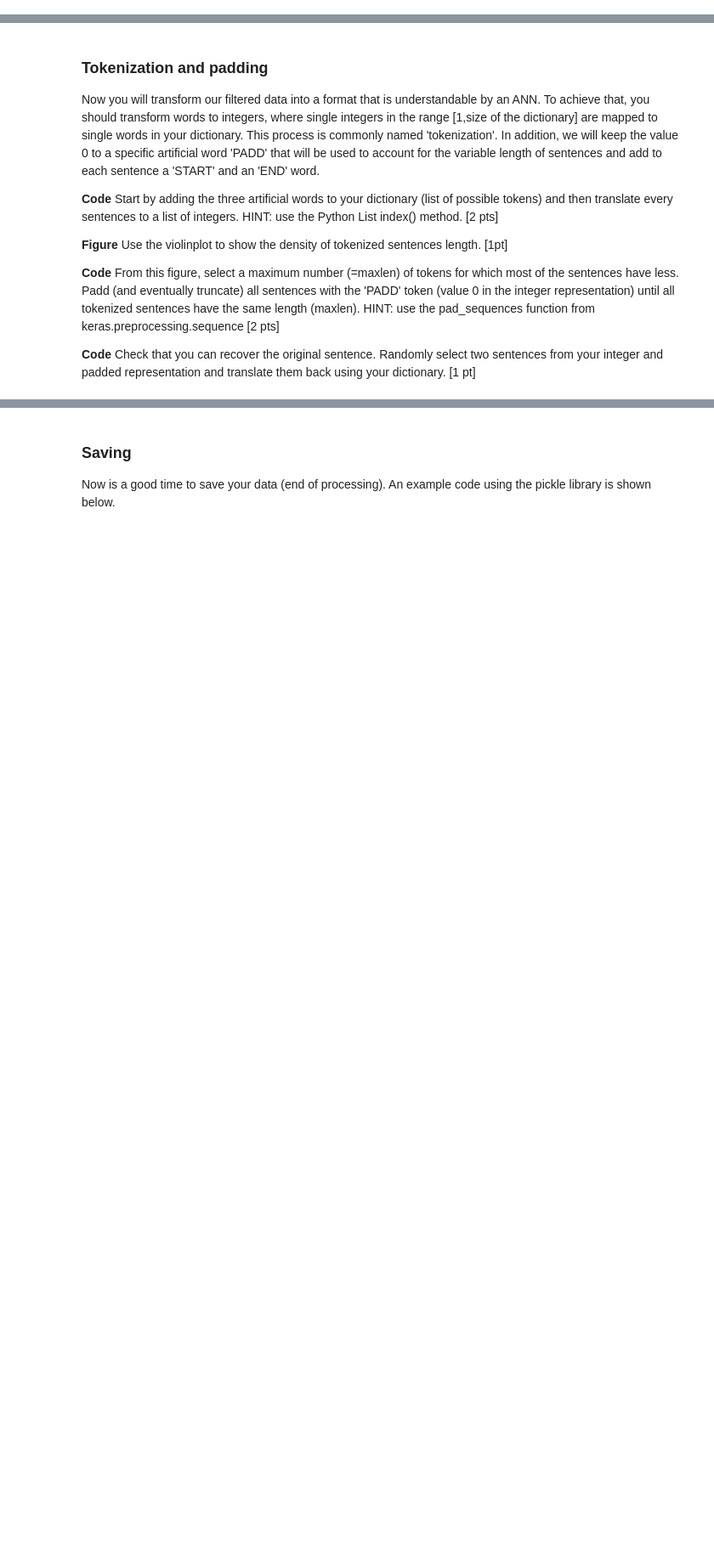
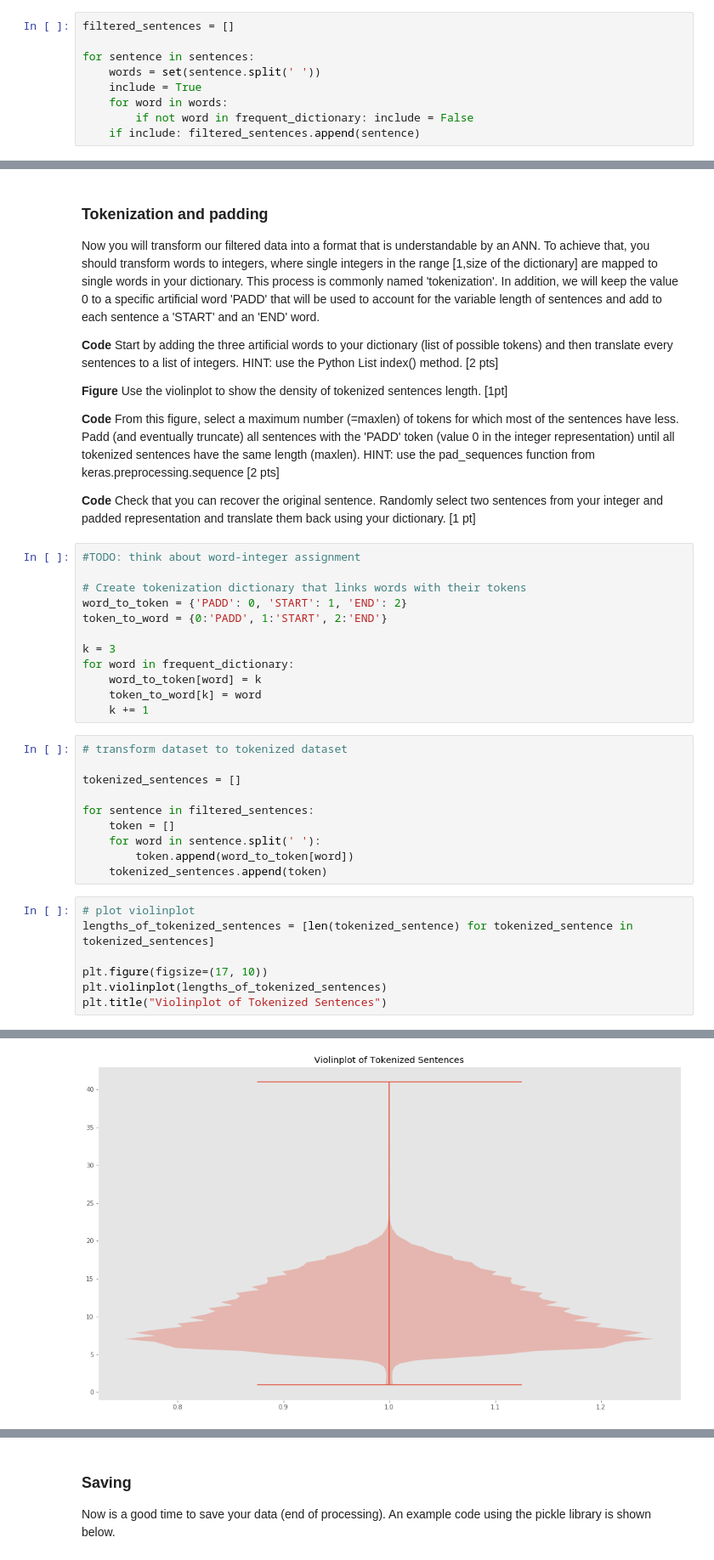
Before and after one commit to serifsonerserbest/ANN, a Jupyter notebook: miniproject2_ChatBot.ipynb, the cells around one changed output, grey strips where cells are left out. Shown at 85% size. Drawn from its saved outputs; the diff is of its cells as text; blank space fills up the shorter version.

```diff
--- a/miniproject2_ChatBot.ipynb
+++ b/miniproject2_ChatBot.ipynb
@@ -171,0 +245,9 @@ HINT: Start by updating the dictionary accordingly and then remove any sentence
+# %%
+filtered_sentences = []
+
+for sentence in sentences:
+    words = set(sentence.split(' '))
+    include = True
+    for word in words:
+        if not word in frequent_dictionary: include = False
+    if include: filtered_sentences.append(sentence)
@@ -183,3 +269,33 @@ HINT: use the Python List index() method. [2 pts]
 HINT: use the pad_sequences function from keras.preprocessing.sequence [2 pts]
 
 **Code** Check that you can recover the original sentence. Randomly select two sentences from your integer and padded representation and translate them back using your dictionary. [1 pt]
+# %%
+#TODO: think about word-integer assignment
+
+# Create tokenization dictionary that links words with their tokens
+word_to_token = {'PADD': 0, 'START': 1, 'END': 2}
+token_to_word = {0:'PADD', 1:'START', 2:'END'}
+
+k = 3
+for word in frequent_dictionary:
+    word_to_token[word] = k
+    token_to_word[k] = word
+    k += 1
+# %%
+# transform dataset to tokenized dataset
+
+tokenized_sentences = []
+
+for sentence in filtered_sentences:
+    token = []
+    for word in sentence.split(' '):
+        token.append(word_to_token[word])
+    tokenized_sentences.append(token)
+# %%
+# plot violinplot
+lengths_of_tokenized_sentences = [len(tokenized_sentence) for tokenized_sentence in tokenized_sentences]
+
+plt.figure(figsize=(17, 10))
+plt.violinplot(lengths_of_tokenized_sentences)
+plt.title("Violinplot of Tokenized Sentences")
+# %% [output]
@@ -185,0 +303 @@ HINT: use the pad_sequences function from keras.preprocessing.sequence [2 pts]
+[figure, added]
```
Also changed, not shown: parts of 19 cells of this notebook.
